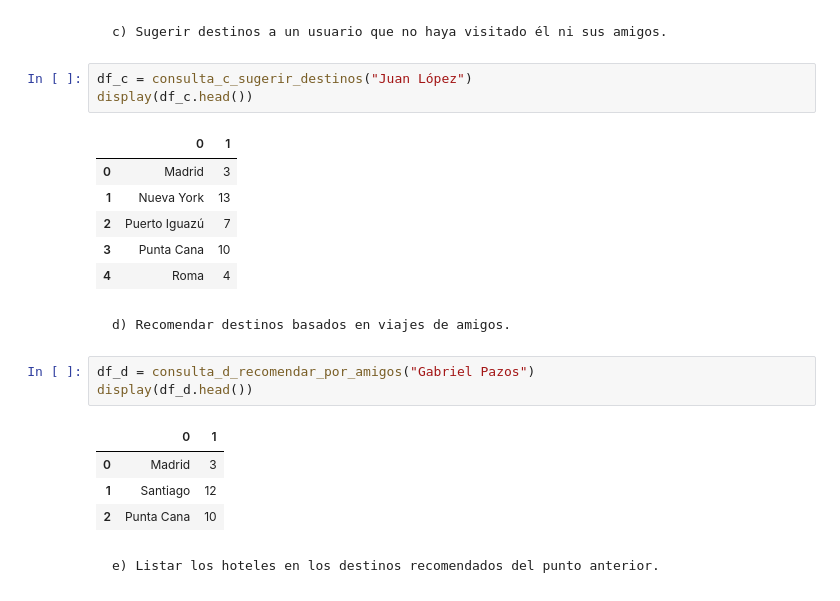
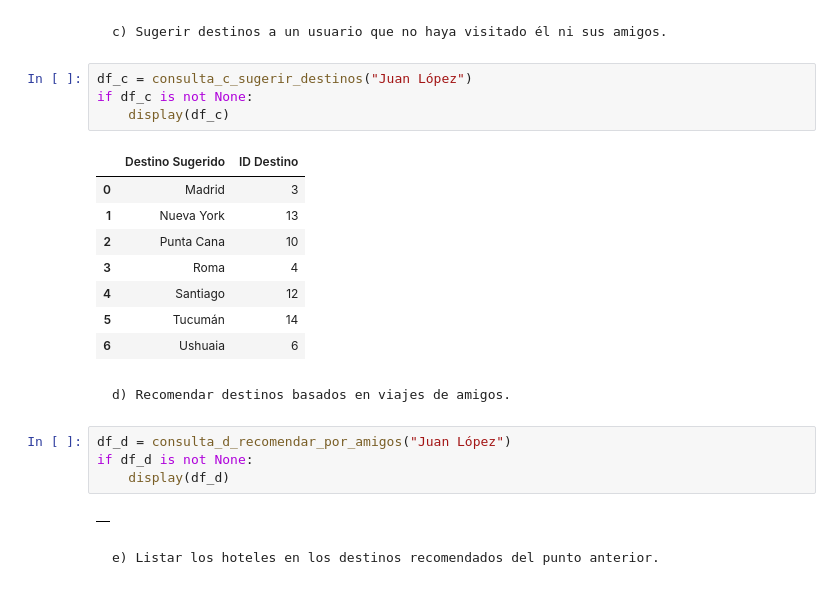
Before and after one commit to Delfina-Gonzalez/Recomendador-de-Viajes-Neo4j-Redis-MongoDB, a Jupyter notebook: notebooks/Trabajo_Integrador.ipynb, the cells around one changed output. Drawn from its saved outputs; the diff is of its cells as text.

```diff
--- a/notebooks/Trabajo_Integrador.ipynb
+++ b/notebooks/Trabajo_Integrador.ipynb
@@ -676,24 +697,25 @@ Ningún amigo de Juan López visitó los mismos lugares que él.
     c) Sugerir destinos a un usuario que no haya visitado él ni sus amigos.
 # %%
 df_c = consulta_c_sugerir_destinos("Juan López")
-display(df_c.head())
+if df_c is not None:
+    display(df_c)
 # %% [output]
-|  | 0 | 1 |
+|  | Destino Sugerido | ID Destino |
 | 0 | Madrid | 3 |
 | 1 | Nueva York | 13 |
-| 2 | Puerto Iguazú | 7 |
-| 3 | Punta Cana | 10 |
-| 4 | Roma | 4 |
+| 2 | Punta Cana | 10 |
+| 3 | Roma | 4 |
+| 4 | Santiago | 12 |
+| 5 | Tucumán | 14 |
+| 6 | Ushuaia | 6 |
 # %% [markdown]
     d) Recomendar destinos basados en viajes de amigos.
 # %%
-df_d = consulta_d_recomendar_por_amigos("Gabriel Pazos")
-display(df_d.head())
+df_d = consulta_d_recomendar_por_amigos("Juan López")
+if df_d is not None:
+    display(df_d)
 # %% [output]
-|  | 0 | 1 |
-| 0 | Madrid | 3 |
-| 1 | Santiago | 12 |
-| 2 | Punta Cana | 10 |
+|  |
 # %% [markdown]
     e) Listar los hoteles en los destinos recomendados del punto anterior.
 # %%
```
Also changed, not shown: parts of 5 cells of this notebook.
